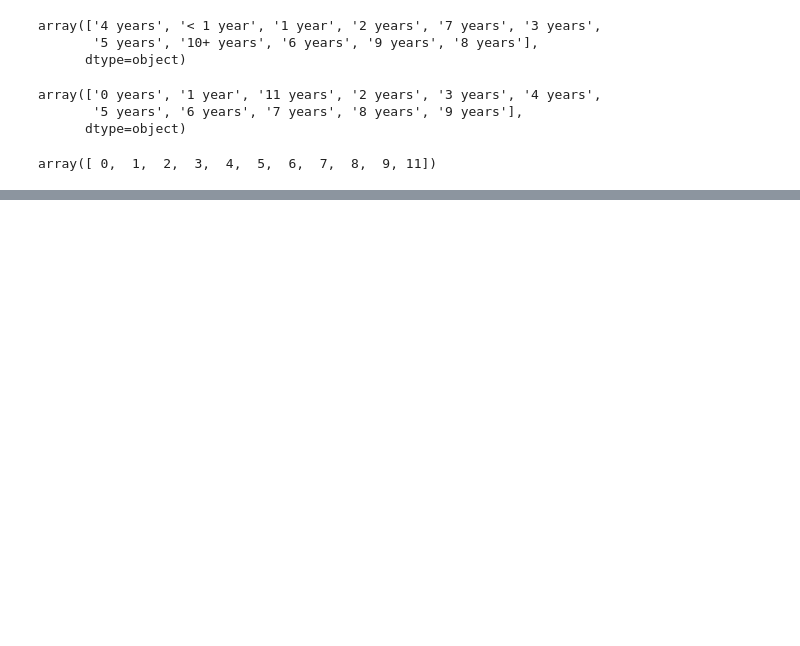
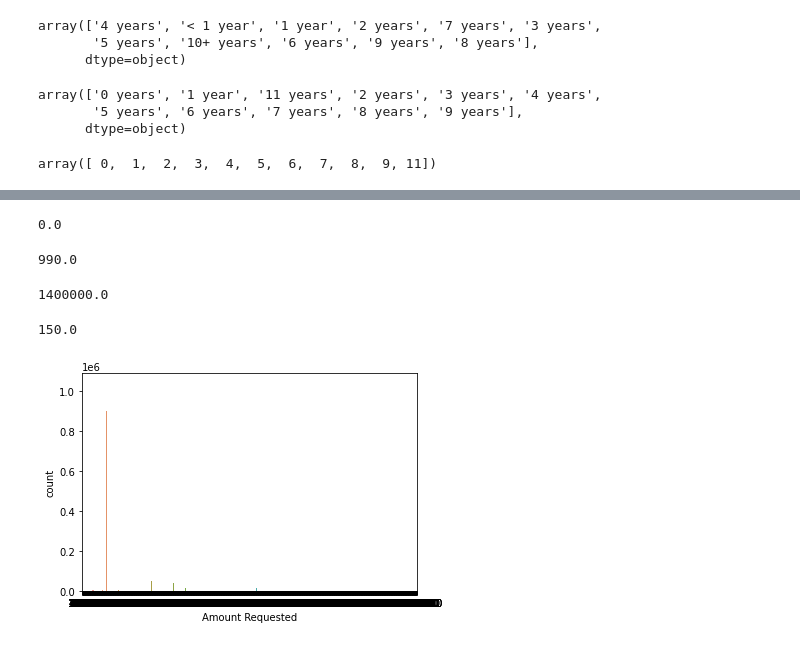
Before and after one commit to Rekha5649/Data-Science-20-Feb-Optimizing-Lending-Club-s-Financial-Risk-1, a Jupyter notebook: major_project.ipynb, the cells around one changed output, grey strips where cells are left out. Saved outputs shown, nothing was run; the diff lists cells and outputs as text; code cells hidden in the pictures; blank space fills up the shorter version.

```diff
--- a/major_project.ipynb
+++ b/major_project.ipynb
@@ -1368,5 +1377,5 @@ array(['4 years', '< 1 year', '1 year', '2 years', '7 years', '3 years',
        '5 years', '10+ years', '6 years', '9 years', '8 years'],
       dtype=object)
 # %%
-copy_r['Employment Length'] = copy_r['Employment Length'].replace({'< 1 year': '0 years', '10+ years': '11 years'})
+copy_r['emp_length'] = copy_r['emp_length'].replace({'< 1 year': '0 years', '10+ years': '11 years'})
 # %%
@@ -1376,7 +1385,7 @@ array(['0 years', '1 year', '11 years', '2 years', '3 years', '4 years',
        '5 years', '6 years', '7 years', '8 years', '9 years'],
       dtype=object)
 # %%
-copy_r['Employment Length'] = copy_r['Employment Length'].apply(lambda s: int(s[0:2]))                #slicing and changing values to int
-np.sort(copy_r['Employment Length'].unique())
+copy_r['emp_length'] = copy_r['emp_length'].apply(lambda s: int(s[0:2]))                #slicing and changing values to int
+np.sort(copy_r['emp_length'].unique())
 # %% [output]
 array([ 0,  1,  2,  3,  4,  5,  6,  7,  8,  9, 11])
@@ -1382,0 +1406,2 @@ array([ 0,  1,  2,  3,  4,  5,  6,  7,  8,  9, 11])
+# %%
+copy_r['dti'] = copy_r['dti'].apply(lambda s: float(''.join(list(s)[:-1])))
@@ -1382,0 +1438,2 @@ array([ 0,  1,  2,  3,  4,  5,  6,  7,  8,  9, 11])
+# %%
+copy_r.drop(copy_r[(copy_r['dti'] > 100) | (copy_r['dti'] < 0)].index, inplace = True, axis=0)
@@ -1382,0 +1502,20 @@ array([ 0,  1,  2,  3,  4,  5,  6,  7,  8,  9, 11])
+# %%
+copy_r['Risk_Score'].min()
+# %% [output]
+0.0
+# %%
+copy_r['Risk_Score'].max()
+# %% [output]
+990.0
+# %%
+copy_r['Amount Requested'].max()
+# %% [output]
+1400000.0
+# %%
+copy_r['Amount Requested'].min()
+# %% [output]
+150.0
+# %%
+ax = sns.countplot(copy_r['Amount Requested'])
+# %% [output]
+[figure, added]
```
Also changed, not shown: parts of 42 cells of this notebook.
